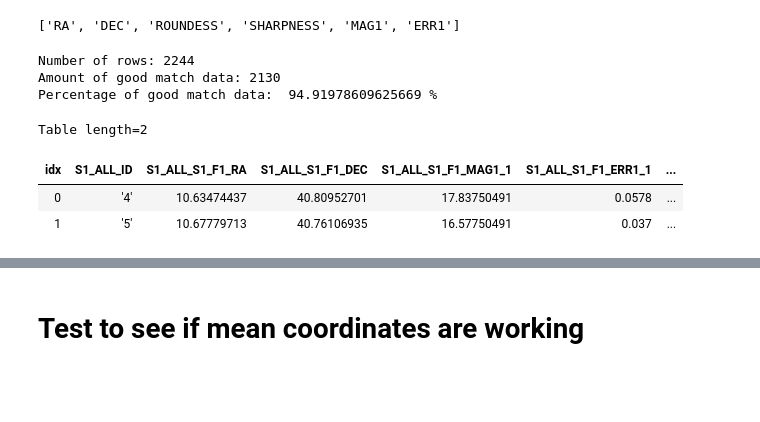
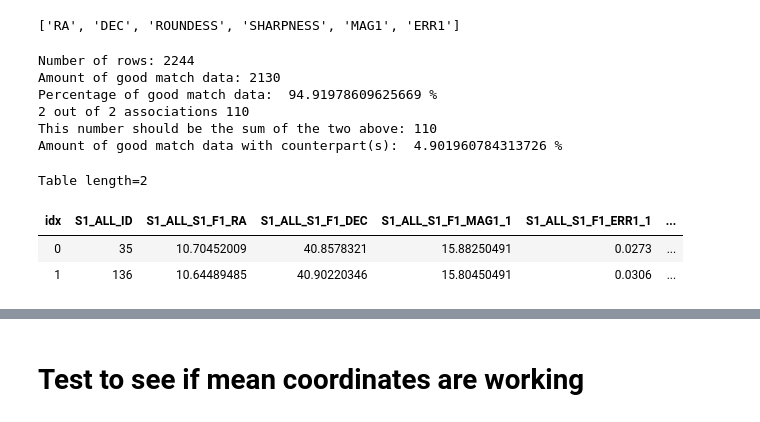
Before and after one commit to MichaelSharp7/M32, a Jupyter notebook: M32_cat.ipynb, the cells around one changed output, grey strips where cells are left out. Drawn from its saved outputs; the diff is of its cells as text; code cells hidden in the pictures; blank space fills up the shorter version.

```diff
--- a/M32_cat.ipynb
+++ b/M32_cat.ipynb
@@ -238,74 +238,75 @@ print("Amount of good match data:",len(good_data))
 match_1_pct = len(good_data)*100/len(csv_data)
 print("Percentage of good match data: ",match_1_pct,"%")
 
-'''# Set up columns for association number and mean coordinates
+# Set up columns for association number and mean coordinates
 good_data['asn']=0
 good_data['mean_RA']=0.0
 good_data['mean_DEC']=0.0
 
 for i in range(len(good_data)):
     associations = 1
-    RA = good_data['S2_F1_RA'][i]
-    DEC = good_data['S2_F1_DEC'][i]
+    RA = good_data['S1_ALL_RA'][i]
+    DEC = good_data['S1_ALL_DEC'][i]
 
-    # -99 means no match, so ignore these
-    if good_data['S2_F3_RA'][i]!=-99:
-        RA = RA + good_data['S2_F3_RA'][i]
-        DEC = DEC + good_data['S2_F3_DEC'][i]
+    # -99 means no match, so ignore these coordinates
+    if good_data['S2_ALL_RA'][i]!=-99:
+        RA = RA + good_data['S2_ALL_RA'][i]
+        DEC = DEC + good_data['S2_ALL_DEC'][i]
         associations = associations + 1
-    if good_data['S2_F4_RA'][i]!=-99:
-        RA = RA + good_data['S2_F4_RA'][i]
-        DEC = DEC + good_data['S2_F4_DEC'][i]
-        associations = associations + 1
+    #if good_data['S2_F4_RA'][i]!=-99:
+    #    RA = RA + good_data['S2_F4_RA'][i]
+    #    DEC = DEC + good_data['S2_F4_DEC'][i]
+    #    associations = associations + 1
 
-    good_data['45_asn'][i]=associations
-    good_data['RA'][i]=RA/associations
-    good_data['DEC'][i]=DEC/associations
+    good_data['asn'][i]=associations
+    good_data['mean_RA'][i]=RA/associations
+    good_data['mean_DEC'][i]=DEC/associations
 
-asn_3_idx = np.where(good_data['45_asn']==3)
-print("3 out of 3 associations:",len(asn_3_idx[0]))
-asn_2_idx = np.where(good_data['45_asn']==2)
-print("2 out of 3 associations",len(asn_2_idx[0]))
-idx_asn = np.where(good_data['45_asn']!=1)
+#asn_3_idx = np.where(good_data['45_asn']==3)
+#print("3 out of 3 associations:",len(asn_3_idx[0]))
+asn_2_idx = np.where(good_data['asn']==2)
+print("2 out of 2 associations",len(asn_2_idx[0]))
+idx_asn = np.where(good_data['asn']!=1)
 # Cull those with no counterparts (no variability)
 print("This number should be the sum of the two above:",len(idx_asn[0]))
 good_asn_data = good_data[idx_asn]
 # See how many remain compared to original combined [3.6]/[4.5]
 good_asn_pct = 100*len(good_asn_data)/len(csv_data)
 print("Amount of good match data with counterpart(s): ",good_asn_pct,"%")
 
 # Rename 1st ID as ID
-good_asn_data.rename_column('S2_F1_ID', 'ID')
+#good_asn_data.rename_column('S2_F1_ID', 'ID')
 
 # Remove first and last characters of ID number ('')
+col_change_list = ['S1_ALL_ID','S1_ALL_S1_F3_ID','S1_ALL_S1_F4_ID','S2_ALL_ID','S2_ALL_S2_F3_ID','S2_ALL_S2_F4_ID']
 for i in range(len(good_asn_data)):
-    good_asn_data['ID'][i]=int(str(good_asn_data['ID'][i])[1:len(str(good_asn_data['ID'][i]))-1])
-for i in range(len(good_asn_data)):
-    good_asn_data['S2_F3_ID'][i]=int(str(good_asn_data['S2_F3_ID'][i])[1:len(str(good_asn_data['S2_F3_ID'][i]))-1])
-for i in range(len(good_asn_data)):
-    good_asn_data['S2_F4_ID'][i]=int(str(good_asn_data['S2_F4_ID'][i])[1:len(str(good_asn_data['S2_F4_ID'][i]))-1])
+    for j in range(len(col_change_list)):
+        good_asn_data[col_change_list[j]][i]=int(str(good_asn_data[col_change_list[j]][i])[1:len(str(good_asn_data[col_change_list[j]][i]))-1])
 
 # Rename (ID, RA, Dec)1 as (ID, RA, Dec)
 #good_data.rename_column('S2_F1_ID', 'ID')
 #good_data.rename_column('S2_F1_RA', 'RA')
 #good_data.rename_column('S2_F1_DEC', 'DEC')
 
 # Display a small portion of the data to check formatting
-good_asn_data[0:2].show_in_notebook()
+#good_asn_data[0:2].show_in_notebook()
 
-good_asn_data.write('all_good_45_mean_csv.csv', overwrite=True)
-good_asn_data.write('all_good_45_mean_fits.fits', overwrite=True)'''
+#good_asn_data.write('all_good_45_mean_csv.csv', overwrite=True)
+#good_asn_data.write('all_good_45_mean_fits.fits', overwrite=True)
 
 # Display a small portion of the data to check formatting
-csv_data[0:2].show_in_notebook()
+good_asn_data[0:2].show_in_notebook()
 # %% [output]
 Number of rows: 2244
 Amount of good match data: 2130
 Percentage of good match data:  94.91978609625669 %
+2 out of 2 associations 110
+This number should be the sum of the two above: 110
+Amount of good match data with counterpart(s):  4.901960784313726 %
 Table length=2
 | idx | S1_ALL_ID | S1_ALL_S1_F1_RA | S1_ALL_S1_F1_DEC | S1_ALL_S1_F1_MAG1_1 | S1_ALL_S1_F1_ERR1_1 | ... |
-| 0 | '4' | 10.63474437 | 40.80952701 | 17.83750491 | 0.0578 | ... |
-| 1 | '5' | 10.67779713 | 40.76106935 | 16.57750491 | 0.037 | ... |
+| 0 | 35 | 10.70452009 | 40.8578321 | 15.88250491 | 0.0273 | ... |
+| 1 | 136 | 10.64489485 | 40.90220346 | 15.80450491 | 0.0306 | ... |
 # %%
 ig = plt.figure(figsize=(6,4.5))
 ax = sns.distplot(good_data['45_asn'] ,kde=False, bins=3)
```
